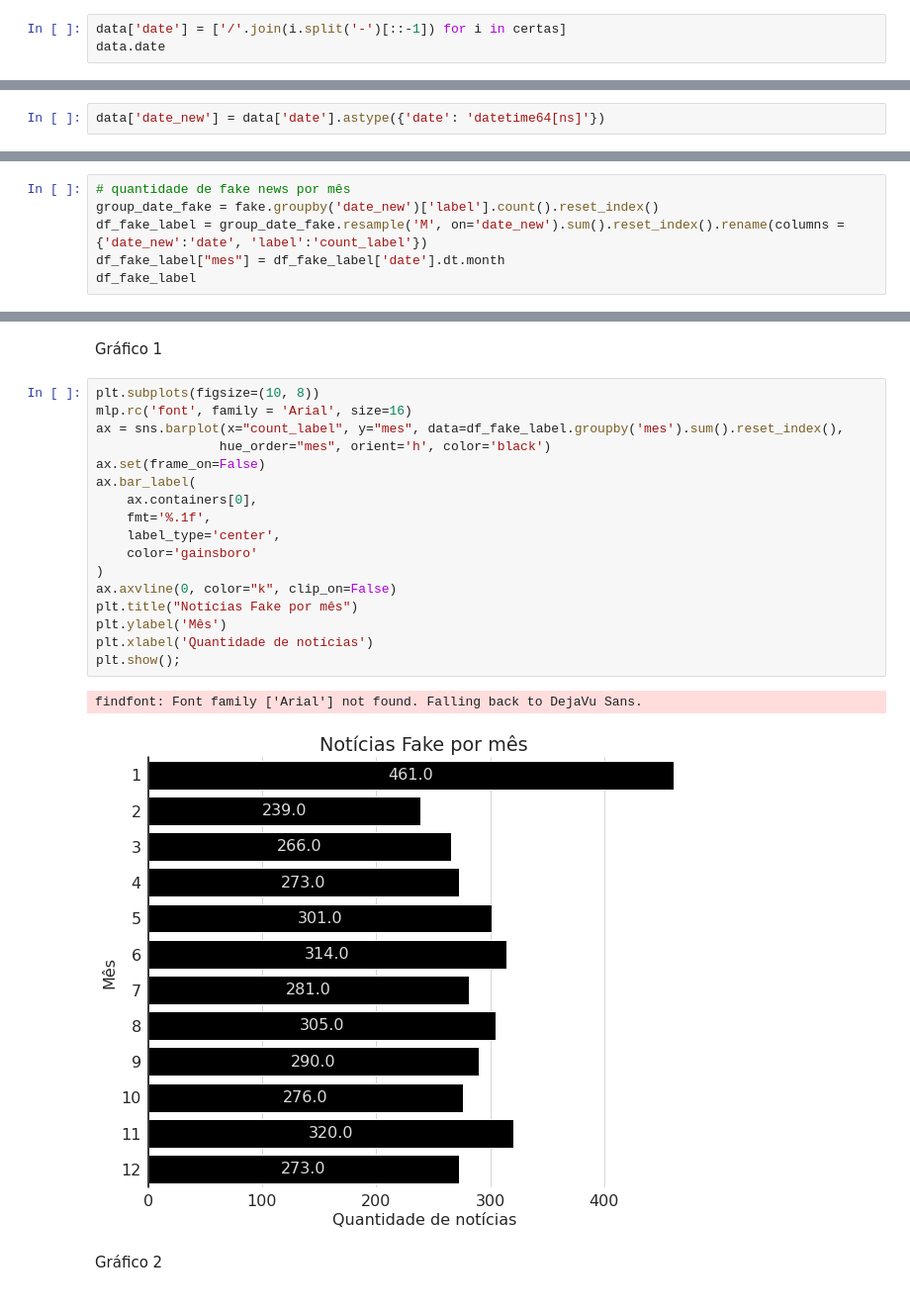
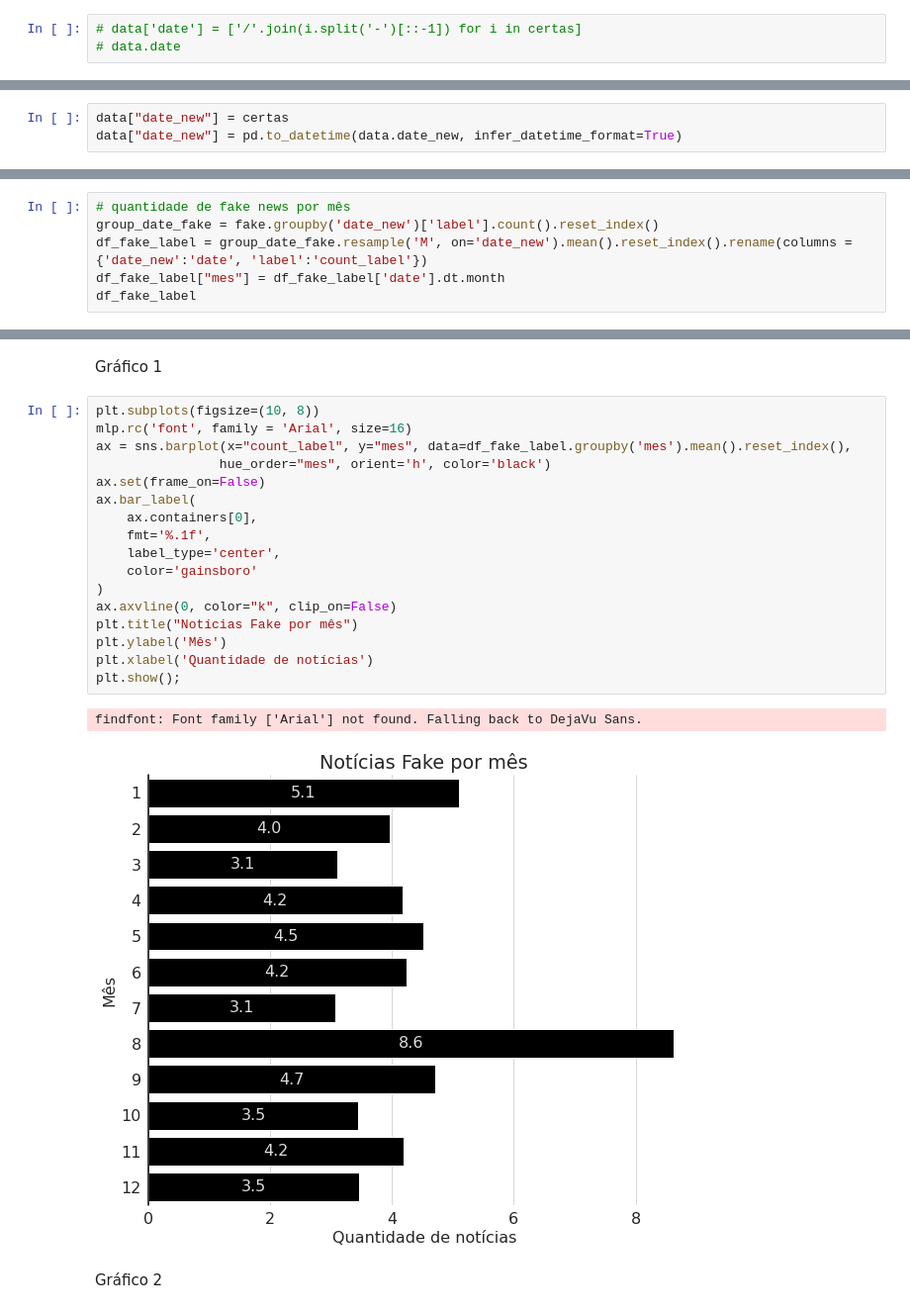
Before and after one commit to atlantico-academy/fake-news-rating, a Jupyter notebook: notebooks/01-exploratory_data_analysis.ipynb, the cells around one changed output, grey strips where cells are left out. Shown at 99% size. Cells and saved outputs as stored; diff of their text form.

```diff
--- a/notebooks/01-exploratory_data_analysis.ipynb
+++ b/notebooks/01-exploratory_data_analysis.ipynb
@@ -89,3 +115,3 @@ for k,v in enumerate(data.date):
 # %%
-data['date'] = ['/'.join(i.split('-')[::-1]) for i in certas]
-data.date
+# data['date'] = ['/'.join(i.split('-')[::-1]) for i in certas]
+# data.date
@@ -105,5 +118,6 @@ Name: date, Length: 7197, dtype: object
-# %%
-data['date_new'] = data['date'].astype({'date': 'datetime64[ns]'})
+# %%
+data["date_new"] = certas
+data["date_new"] = pd.to_datetime(data.date_new, infer_datetime_format=True)
 # %%
 data.info()
 # %% [output]
@@ -178,7 +195,7 @@ df_true_label
 # %%
 # quantidade de fake news por mês
 group_date_fake = fake.groupby('date_new')['label'].count().reset_index()
-df_fake_label = group_date_fake.resample('M', on='date_new').sum().reset_index().rename(columns = {'date_new':'date', 'label':'count_label'})
+df_fake_label = group_date_fake.resample('M', on='date_new').mean().reset_index().rename(columns = {'date_new':'date', 'label':'count_label'})
 df_fake_label["mes"] = df_fake_label['date'].dt.month
 df_fake_label
 # %% [output]
@@ -222,23 +239,23 @@ Gráfico 1
 # %%
 plt.subplots(figsize=(10, 8))
 mlp.rc('font', family = 'Arial', size=16)
-ax = sns.barplot(x="count_label", y="mes", data=df_fake_label.groupby('mes').sum().reset_index(),
+ax = sns.barplot(x="count_label", y="mes", data=df_fake_label.groupby('mes').mean().reset_index(),
                 hue_order="mes", orient='h', color='black')
 ax.set(frame_on=False)
 ax.bar_label(
     ax.containers[0],
     fmt='%.1f',
     label_type='center',
     color='gainsboro'
 )
 ax.axvline(0, color="k", clip_on=False)
 plt.title("Notícias Fake por mês")
 plt.ylabel('Mês')
 plt.xlabel('Quantidade de notícias')
 plt.show();
 # %% [output]
 findfont: Font family ['Arial'] not found. Falling back to DejaVu Sans.
-[figure, old version]
+[figure, new version]
 # %% [markdown]
 Gráfico 2
 # %% [markdown]
```
Also changed, not shown: parts of 40 cells of this notebook, 2 other files.
